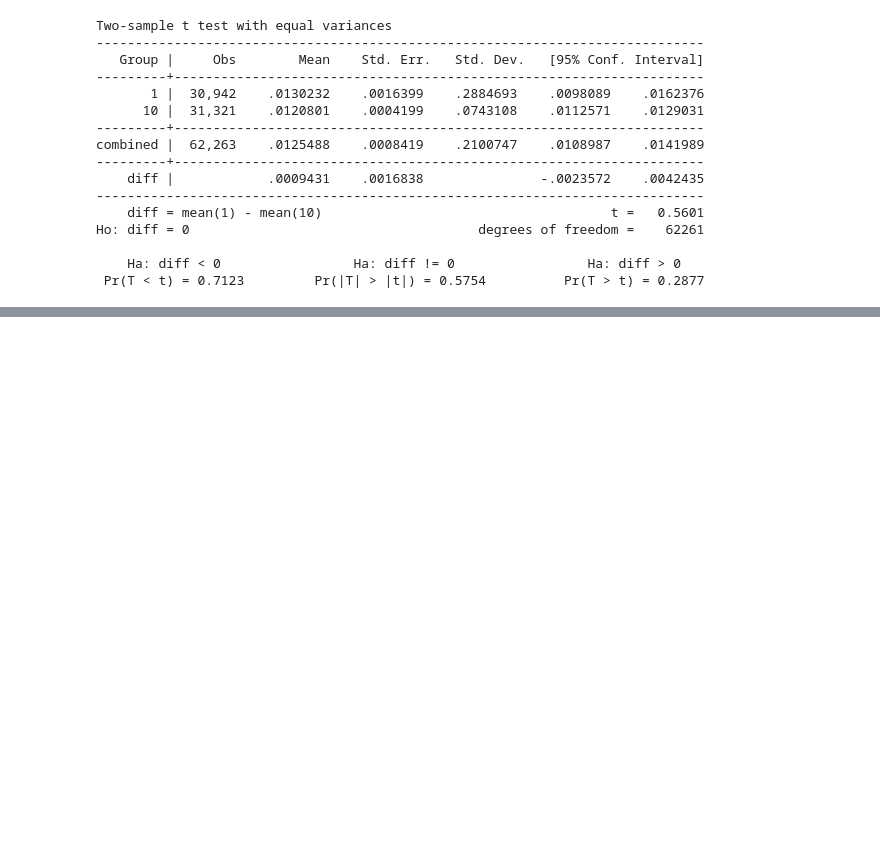
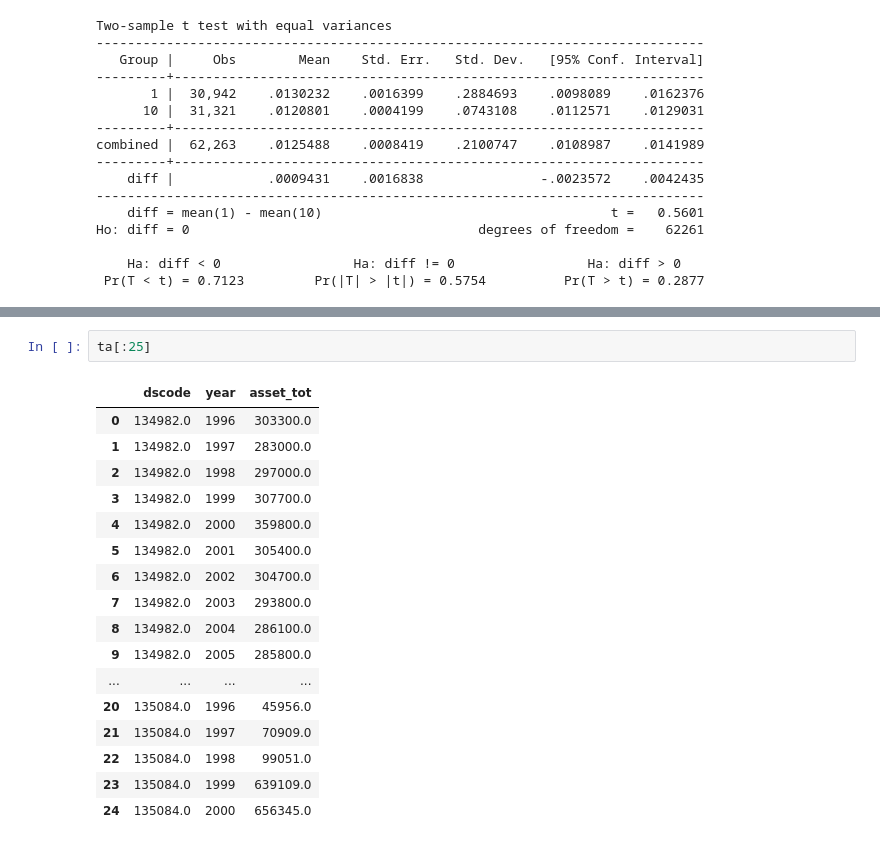
Before and after one commit to mk0417/Empirical-finance, a Jupyter notebook: Stata/Stata tutorial.ipynb, the cells around one changed output, grey strips where cells are left out. Cells and saved outputs as stored; diff of their text form; blank space fills up the shorter version.

```diff
--- a/Stata/Stata tutorial.ipynb
+++ b/Stata/Stata tutorial.ipynb
@@ -687,0 +890,20 @@ Ho: diff = 0                                     degrees of freedom =    62261
+# %%
+ta[:25]
+# %% [output]
+|  | dscode | year | asset_tot |
+| 0 | 134982.0 | 1996 | 303300.0 |
+| 1 | 134982.0 | 1997 | 283000.0 |
+| 2 | 134982.0 | 1998 | 297000.0 |
+| 3 | 134982.0 | 1999 | 307700.0 |
+| 4 | 134982.0 | 2000 | 359800.0 |
+| 5 | 134982.0 | 2001 | 305400.0 |
+| 6 | 134982.0 | 2002 | 304700.0 |
+| 7 | 134982.0 | 2003 | 293800.0 |
+| 8 | 134982.0 | 2004 | 286100.0 |
+| 9 | 134982.0 | 2005 | 285800.0 |
+| ... | ... | ... | ... |
+| 20 | 135084.0 | 1996 | 45956.0 |
+| 21 | 135084.0 | 1997 | 70909.0 |
+| 22 | 135084.0 | 1998 | 99051.0 |
+| 23 | 135084.0 | 1999 | 639109.0 |
+| 24 | 135084.0 | 2000 | 656345.0 |
```
Also changed, not shown: parts of 33 cells of this notebook.
